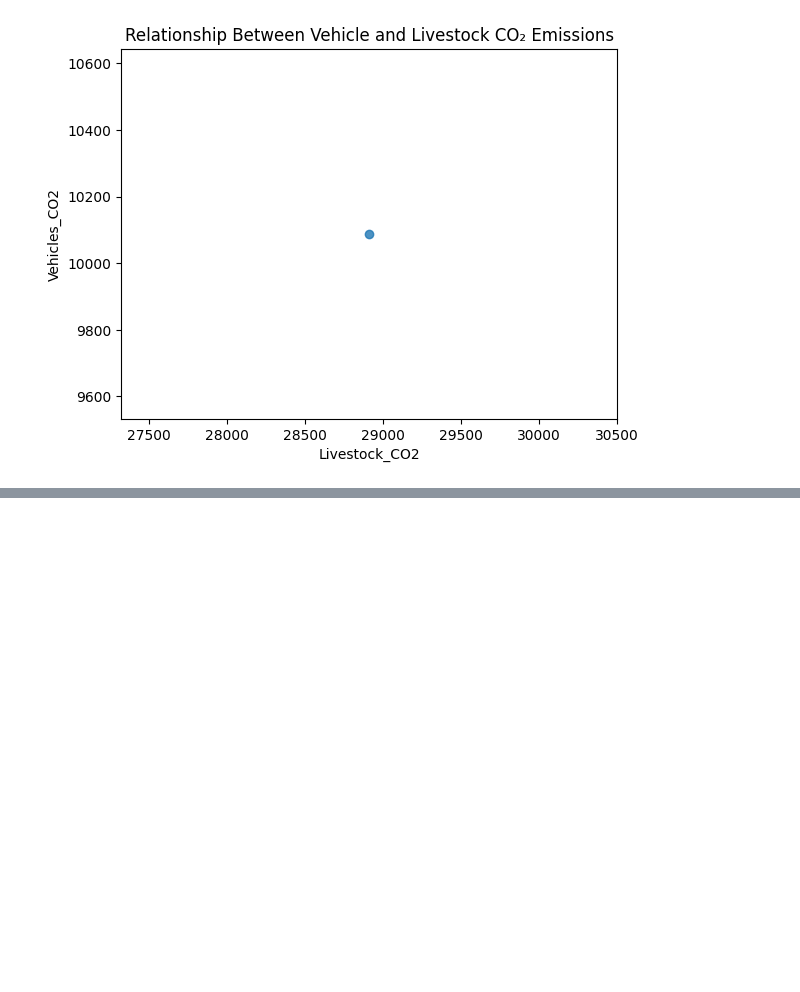
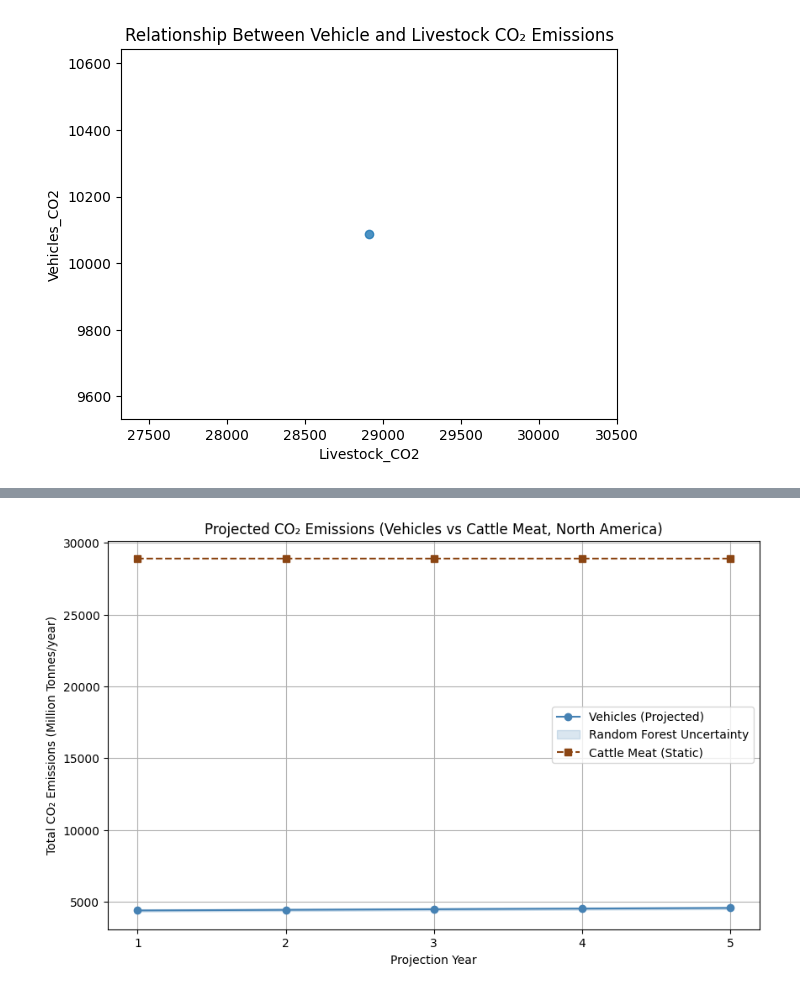
Before and after one commit to dfintel25/Emissions_Analysis_Capstone, a Jupyter notebook: notebooks/emission_comparison.ipynb, the cells around one changed output, grey strips where cells are left out. Saved outputs shown, nothing was run; the diff lists cells and outputs as text; code cells hidden in the pictures; blank space fills up the shorter version.

```diff
--- a/notebooks/emission_comparison.ipynb
+++ b/notebooks/emission_comparison.ipynb
@@ -577,0 +626,85 @@ NameError: name 'rmse_lr' is not defined
+# %%
+# ================================================================
+# 📊 ML-Based Projection of Vehicle and Livestock CO₂ Emissions
+# ================================================================
+# This section builds on the trained Random Forest model to explore
+# future CO₂ emission trends over the next five years.
+# It combines:
+#   1) Vehicle fleet growth and efficiency assumptions
+#   2) Random Forest uncertainty estimation
+#   3) Comparison to static livestock emissions (North America, Cattle Meat)
+# ================================================================
+
+# --- Assumptions ---
+NUM_YEARS = 5
+annual_vehicle_growth = 0.02  # 2% annual fleet growth
+annual_efficiency_improve = 0.01  # 1% annual efficiency improvement
+vehicle_fleet_2015 = 17_470_500  # 2015 North America vehicle sales
+
+# --- Livestock baseline (static) ---
+cattle_meat_na_df = livestock_df[
+    (livestock_df["region"] == "North America")
+    & (livestock_df["animal_type"] == "Cattle")
+    & (livestock_df["commodity"] == "Meat")
+].copy()
+
+livestock_total_co2 = cattle_meat_na_df["co2_emissions_kg"].sum() / 1e6  # million tonnes
+livestock_total_list = [livestock_total_co2] * NUM_YEARS  # assume steady output for comparison
+
+# --- Estimate Random Forest uncertainty on vehicle emissions ---
+all_tree_preds = np.array([tree.predict(X_test) for tree in rf.estimators_])
+mean_preds = np.mean(all_tree_preds, axis=0)
+std_preds = np.std(all_tree_preds, axis=0)
+baseline_co2_per_vehicle = np.mean(mean_preds)  # baseline kg/year per vehicle
+
+# --- Initialize projection lists ---
+vehicle_total_co2 = []
+vehicle_upper = []
+vehicle_lower = []
+years = np.arange(1, NUM_YEARS + 1)
+
+for year in range(NUM_YEARS):
+    # Vehicle fleet projection
+    fleet_year = vehicle_fleet_2015 * ((1 + annual_vehicle_growth) ** year)
+    co2_per_vehicle_year = baseline_co2_per_vehicle * ((1 - annual_efficiency_improve) ** year)
+
+    total_co2_year = fleet_year * co2_per_vehicle_year
+    vehicle_total_co2.append(total_co2_year / 1e6)  # convert to million tonnes
+
+    # Uncertainty bounds (using RF std dev)
+    vehicle_upper.append((total_co2_year + std_preds.mean() * fleet_year) / 1e6)
+    vehicle_lower.append((total_co2_year - std_preds.mean() * fleet_year) / 1e6)
+
+# --- Plot projections with uncertainty bands ---
+plt.figure(figsize=(10, 6))
+
+# Vehicle projection + uncertainty
+plt.plot(years, vehicle_total_co2, color='steelblue', marker='o', label="Vehicles (Projected)")
+plt.fill_between(
+    years,
+    vehicle_lower,
+    vehicle_upper,
+    color='steelblue',
+    alpha=0.2,
+    label="Random Forest Uncertainty",
+)
+
+# Livestock (static) trendline
+plt.plot(
+    years,
+    livestock_total_list,
+    color='saddlebrown',
+    linestyle='--',
+    marker='s',
+    label="Cattle Meat (Static)",
+)
+
+plt.xticks(years)
+plt.ylabel("Total CO₂ Emissions (Million Tonnes/year)")
+plt.xlabel("Projection Year")
+plt.title("Projected CO₂ Emissions (Vehicles vs Cattle Meat, North America)")
+plt.legend()
+plt.grid(True)
+plt.show()
+# %% [output]
+[figure, added]
```
Also changed, not shown: parts of 16 cells of this notebook, 1 other file.
